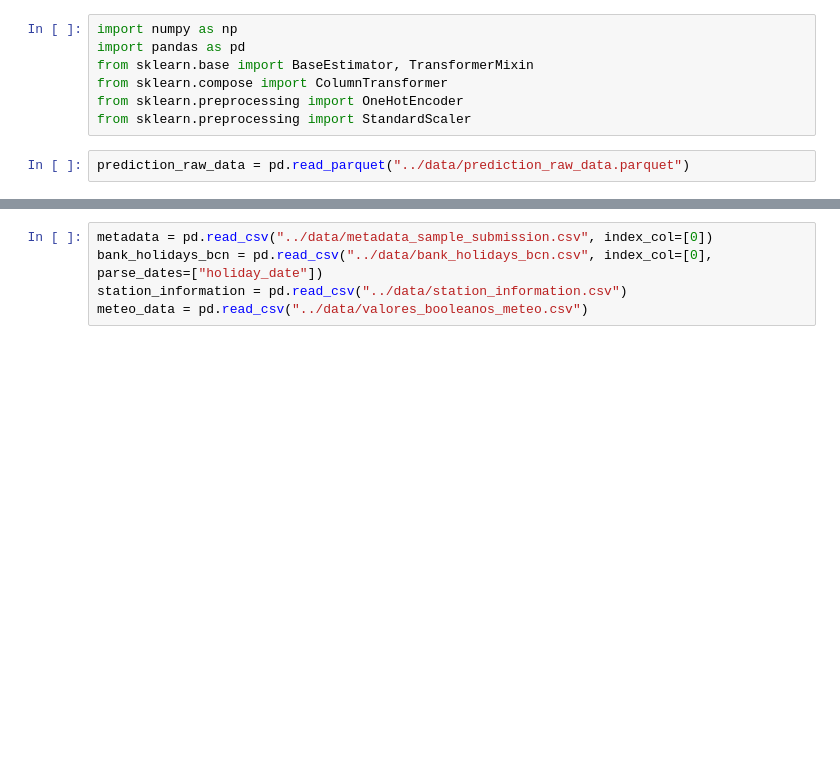
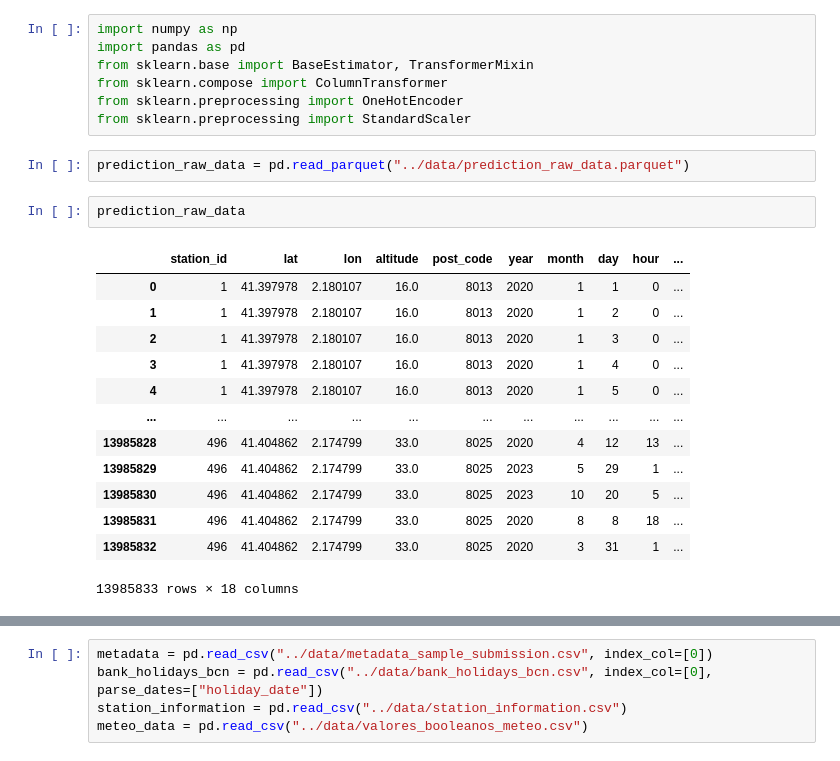
Before and after one commit to carlesonielfa/dsml-capstone, a Jupyter notebook: notebooks/model_v1.ipynb, the cells around one changed output, grey strips where cells are left out. Drawn from its saved outputs; the diff is of its cells as text; blank space fills up the shorter version.

Commit message:
add dia on prediction_raw_data.py

```diff
--- a/notebooks/model_v1.ipynb
+++ b/notebooks/model_v1.ipynb
@@ -7,3 +7,19 @@ from sklearn.preprocessing import OneHotEncoder
 from sklearn.preprocessing import StandardScaler
 # %%
 prediction_raw_data = pd.read_parquet("../data/prediction_raw_data.parquet")
+# %%
+prediction_raw_data
+# %% [output]
+|  | station_id | lat | lon | altitude | post_code | year | month | day | hour | ... |
+| 0 | 1 | 41.397978 | 2.180107 | 16.0 | 8013 | 2020 | 1 | 1 | 0 | ... |
+| 1 | 1 | 41.397978 | 2.180107 | 16.0 | 8013 | 2020 | 1 | 2 | 0 | ... |
+| 2 | 1 | 41.397978 | 2.180107 | 16.0 | 8013 | 2020 | 1 | 3 | 0 | ... |
+| 3 | 1 | 41.397978 | 2.180107 | 16.0 | 8013 | 2020 | 1 | 4 | 0 | ... |
+| 4 | 1 | 41.397978 | 2.180107 | 16.0 | 8013 | 2020 | 1 | 5 | 0 | ... |
+| ... | ... | ... | ... | ... | ... | ... | ... | ... | ... | ... |
+| 13985828 | 496 | 41.404862 | 2.174799 | 33.0 | 8025 | 2020 | 4 | 12 | 13 | ... |
+| 13985829 | 496 | 41.404862 | 2.174799 | 33.0 | 8025 | 2023 | 5 | 29 | 1 | ... |
+| 13985830 | 496 | 41.404862 | 2.174799 | 33.0 | 8025 | 2023 | 10 | 20 | 5 | ... |
+| 13985831 | 496 | 41.404862 | 2.174799 | 33.0 | 8025 | 2020 | 8 | 8 | 18 | ... |
+| 13985832 | 496 | 41.404862 | 2.174799 | 33.0 | 8025 | 2020 | 3 | 31 | 1 | ... |
+13985833 rows × 18 columns
```
Also changed, not shown: parts of 3 cells of this notebook, 1 other file.
